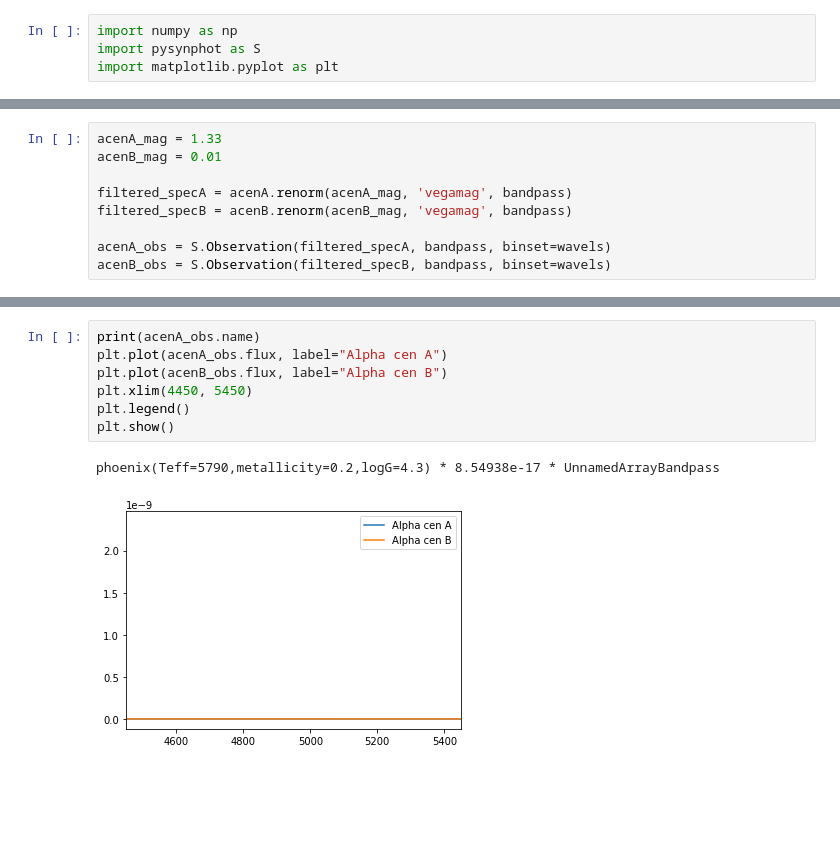
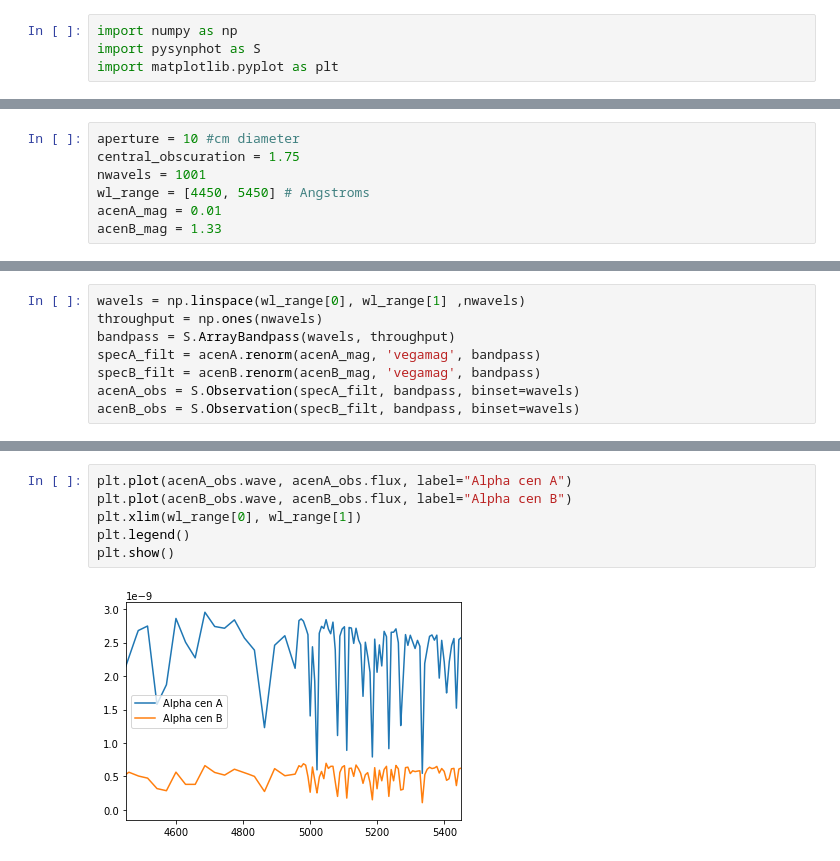
Before and after one commit to ptuthill/Toliman, a Jupyter notebook: Zemax/Pysynphot.ipynb, the cells around one changed output, grey strips where cells are left out. Cells and saved outputs as stored; diff of their text form; blank space fills up the shorter version.

```diff
--- a/Zemax/Pysynphot.ipynb
+++ b/Zemax/Pysynphot.ipynb
@@ -26 +15,8 @@ import matplotlib.pyplot as plt
+# %%
+aperture = 10 #cm diameter
+central_obscuration = 1.75
+nwavels = 1001
+wl_range = [4450, 5450] # Angstroms
+acenA_mag = 0.01
+acenB_mag = 1.33
 # %%
@@ -68,9 +32,8 @@ acenB = S.Icat('phoenix',5260,0.23,4.37)
 # %%
-acenA_mag = 1.33
-acenB_mag = 0.01
-
-filtered_specA = acenA.renorm(acenA_mag, 'vegamag', bandpass)
-filtered_specB = acenB.renorm(acenB_mag, 'vegamag', bandpass)
-
-acenA_obs = S.Observation(filtered_specA, bandpass, binset=wavels)
-acenB_obs = S.Observation(filtered_specB, bandpass, binset=wavels)
+wavels = np.linspace(wl_range[0], wl_range[1] ,nwavels)
+throughput = np.ones(nwavels)
+bandpass = S.ArrayBandpass(wavels, throughput)
+specA_filt = acenA.renorm(acenA_mag, 'vegamag', bandpass)
+specB_filt = acenB.renorm(acenB_mag, 'vegamag', bandpass)
+acenA_obs = S.Observation(specA_filt, bandpass, binset=wavels)
+acenB_obs = S.Observation(specB_filt, bandpass, binset=wavels)
@@ -103,10 +40,8 @@ to the individual objects.
 # %%
-print(acenA_obs.name)
-plt.plot(acenA_obs.flux, label="Alpha cen A")
-plt.plot(acenB_obs.flux, label="Alpha cen B")
-plt.xlim(4450, 5450)
+plt.plot(acenA_obs.wave, acenA_obs.flux, label="Alpha cen A")
+plt.plot(acenB_obs.wave, acenB_obs.flux, label="Alpha cen B")
+plt.xlim(wl_range[0], wl_range[1])
 plt.legend()
 plt.show()
 # %% [output]
-phoenix(Teff=5790,metallicity=0.2,logG=4.3) * 8.54938e-17 * UnnamedArrayBandpass
-[figure, old version]
+[figure, new version]
```
Also changed, not shown: parts of 10 cells of this notebook, 5 other files.
